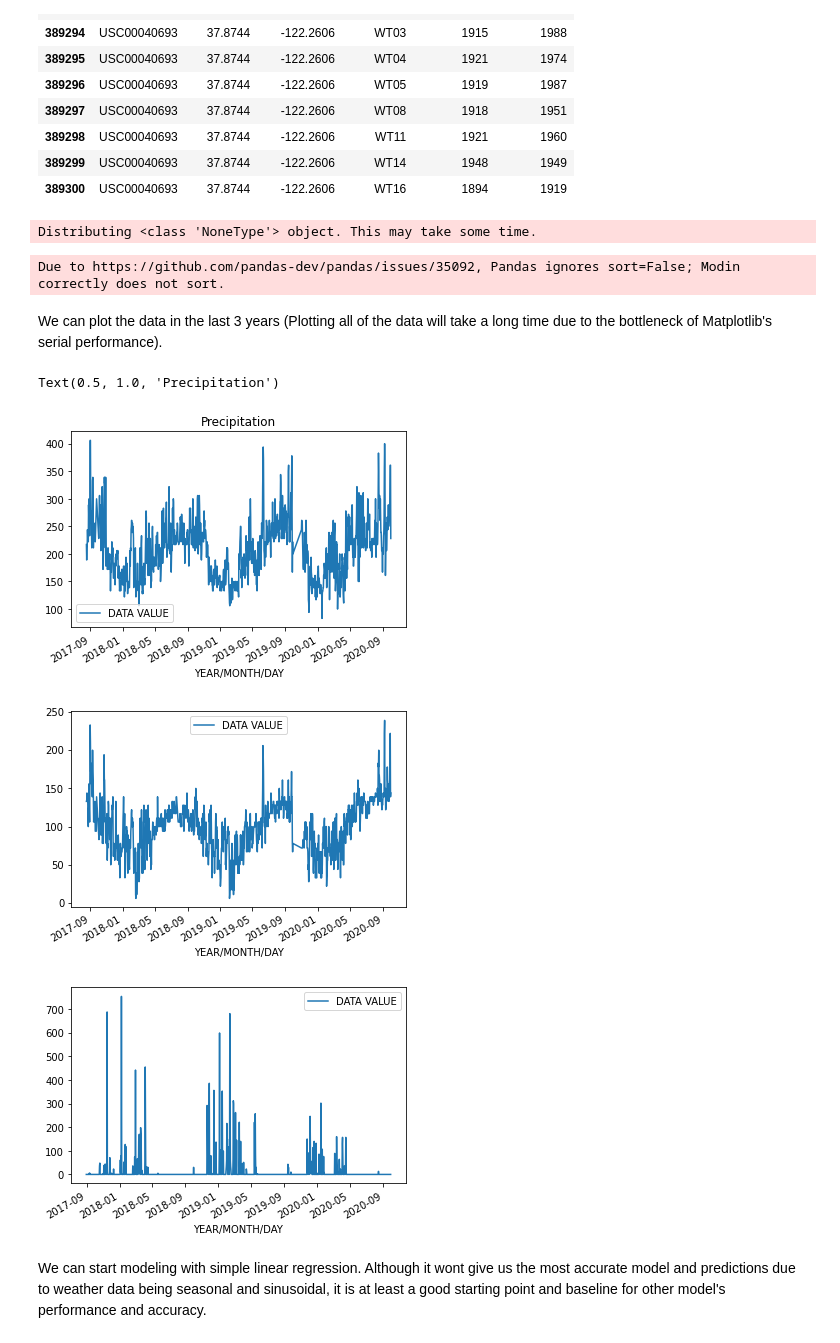
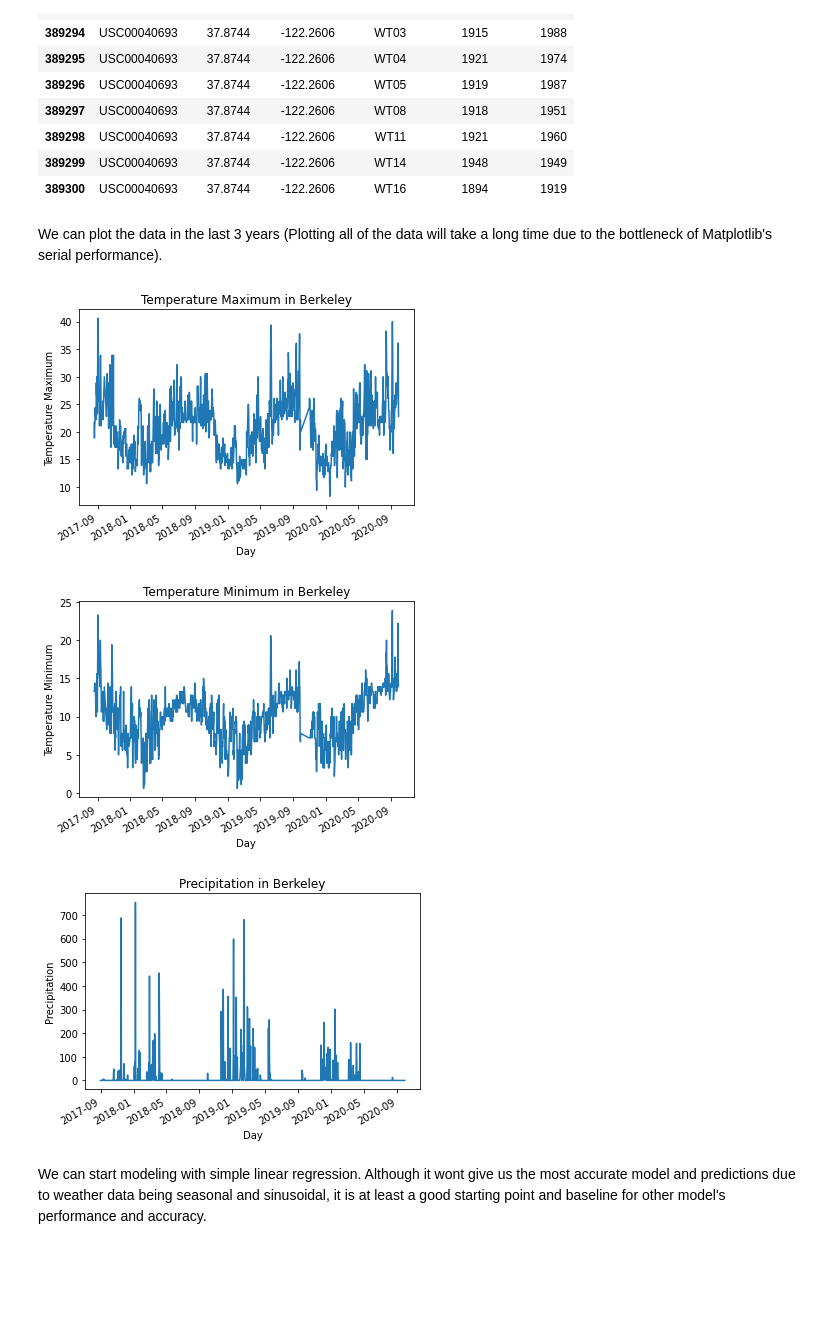
Before and after one commit to briancpark/aws-asdi, a Jupyter notebook: tutorial.ipynb, the cells around one changed output. Saved outputs shown, nothing was run; the diff lists cells and outputs as text; code cells hidden in the pictures; blank space fills up the shorter version.

```diff
--- a/tutorial.ipynb
+++ b/tutorial.ipynb
@@ -193,11 +189,11 @@ def df_loader(year, local=False):
     return df
 
 def df_filter(df, _id, element):
-    return df.loc[(df["ID"] == _id) & (df["ELEMENT"] == element)][["YEAR/MONTH/DAY", "DATA VALUE"]].set_index("YEAR/MONTH/DAY").sort_index()
+    return df[["YEAR/MONTH/DAY", "ELEMENT", "DATA VALUE"]].set_index("YEAR/MONTH/DAY").loc[(df["ID"] == _id) & (df["ELEMENT"] == element)]["DATA VALUE"].sort_index()
 
 # Same as df_filter(), but a vector of ALL the data
 def df_filter_vector(_id, element, local=False, custom_years=None):
-    df_vector = pd.DataFrame(columns=["DATA VALUE"])
+    df_vector = pd.Series()
     if custom_years:
         years = range(custom_years[0], custom_years[1] + 1)
     for year in tqdm(years):
@@ -210,6 +206,11 @@ def df_filter_vector(_id, element, local=False, custom_years=None):
             df_vector = df
         else:
             df_vector = df_vector.append(df)
+
+
+    if element == "TMAX" or element == "TMIN":
+        df_vector /= 10
+
     return df_vector
 
 def rmse(actual, expected):
@@ -264,8 +265,6 @@ def design_matrix(years, elements, target=None, convert_nps=False, local=False):
         else:
             df_design = df_design.append(df)
 
-
-
     if convert_nps:
         return nps.array(result.to_numpy().astype(np.double))
     return df_design
@@ -305,7 +304,6 @@ def design_matrix_time_series_stack(_id, element, years, convert_nps=True, local
     df_design.index.name = None
     df_design = df_design.astype('float64')
     if convert_nps:
-        #return nums_modin.from_modin(df_design) # Experimental version has some bugs, use manual conversion for now
         return from_modin(df_design)
     return df_design
 
@@ -779,26 +766,29 @@ berkeley_time_series = {}
 for _, rows in berkeley_weather_elements.iterrows():
     element, firstyear, lastyear = rows
     berkeley_time_series[element] = df_filter_vector('USC00040693', element, local=local, custom_years=(lastyear-20, lastyear - 1)) #only grabbing the last 20 years for effiency
-# %% [output]
-Distributing <class 'NoneType'> object. This may take some time.
-Due to https://github.com/pandas-dev/pandas/issues/35092, Pandas ignores sort=False; Modin correctly does not sort.
 # %% [markdown]
 We can plot the data in the last 3 years (Plotting all of the data will take a long time due to the bottleneck of Matplotlib's serial performance).
 # %%
-berkeley_time_series["TMAX"].tail(365 * 3).plot();
+berkeley_time_series["TMAX"].tail(365 * 3).plot(legend=None)
 plt.title("Temperature Maximum in Berkeley")
-plt.y
+plt.ylabel("Temperature Maximum")
+plt.xlabel("Day");
 # %% [output]
-Text(0.5, 1.0, 'Precipitation')
-[figure, old version]
+[figure, new version]
 # %%
-berkeley_time_series["TMIN"].tail(365 * 3).plot();
+berkeley_time_series["TMIN"].tail(365 * 3).plot(legend=None)
+plt.title("Temperature Minimum in Berkeley")
+plt.ylabel("Temperature Minimum")
+plt.xlabel("Day");
 # %% [output]
-[figure, old version]
+[figure, new version]
 # %%
-berkeley_time_series["PRCP"].tail(365 * 3).plot();
+berkeley_time_series["PRCP"].tail(365 * 3).plot(legend=None)
+plt.title("Precipitation in Berkeley")
+plt.ylabel("Precipitation")
+plt.xlabel("Day");
 # %% [output]
-[figure, old version]
+[figure, new version]
 # %% [markdown]
 We can start modeling with simple linear regression. Although it wont give us the most accurate model and predictions due to weather data being seasonal and sinusoidal, it is at least a good starting point and baseline for other model's performance and accuracy.
 # %%
```
Also changed, not shown: parts of 29 cells of this notebook.
